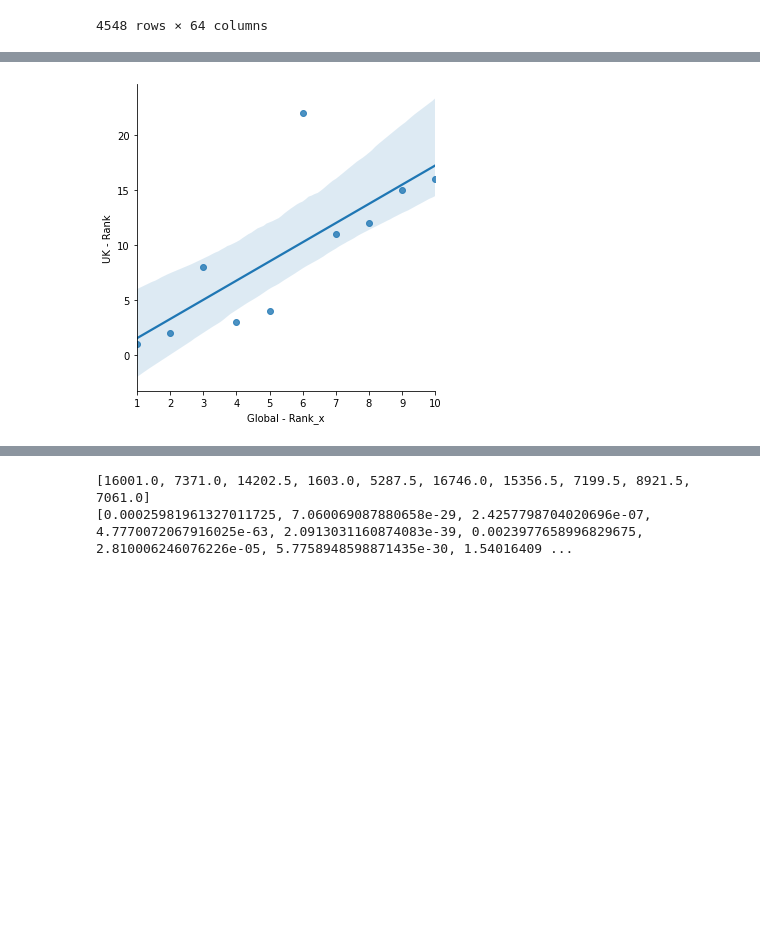
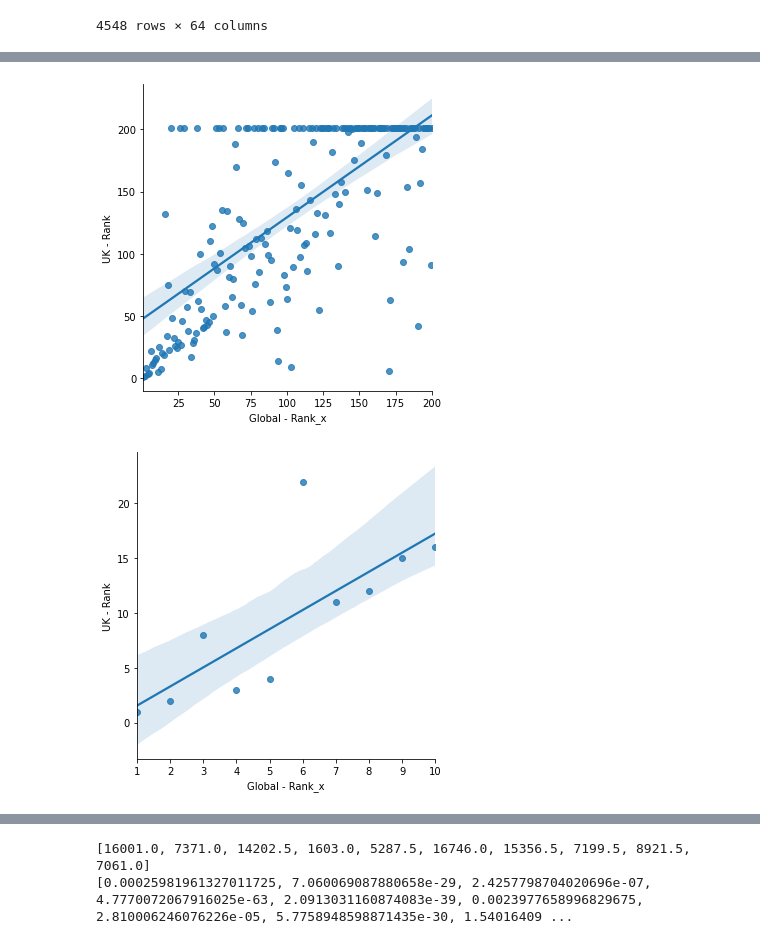
Before and after one commit to rlylecastro/project1, a Jupyter notebook: CountryComparison.ipynb, the cells around one changed output, grey strips where cells are left out. Drawn from its saved outputs; the diff is of its cells as text; code cells hidden in the pictures; blank space fills up the shorter version.

```diff
--- a/CountryComparison.ipynb
+++ b/CountryComparison.ipynb
@@ -209,15 +245,29 @@ plt.savefig("Germany_Global_comp.png")
 # %%
 #This will look at UK relations with the Global hits
 
-sns.lmplot(x='Global - Rank_x', y='UK - Rank', data=df)
+sns.lmplot(x='Global - Rank_x', y='UK - Rank', data=df200)
+
 
 from scipy.stats import linregress
-linregress(df['Global - Rank_x'], df['UK - Rank'])
+linregress(df200['Global - Rank_x'], df200['UK - Rank'])
+
 
 #saving pic
-plt.savefig("UK_Global_comp.png")
+plt.savefig("UK_Global_comp_top200.png")
+
+#top 10
+sns.lmplot(x='Global - Rank_x', y='UK - Rank', data=df10)
+
+
+from scipy.stats import linregress
+linregress(df10['Global - Rank_x'], df10['UK - Rank'])
+
+
+#saving pic
+plt.savefig("UK_Global_comp_top10.png")
 # %% [output]
-[figure, old version]
+[figure, new version]
+[figure, added]
 # %%
 #This will look at Japan relations with the Global hits
 
```
Also changed, not shown: parts of 15 cells of this notebook.
